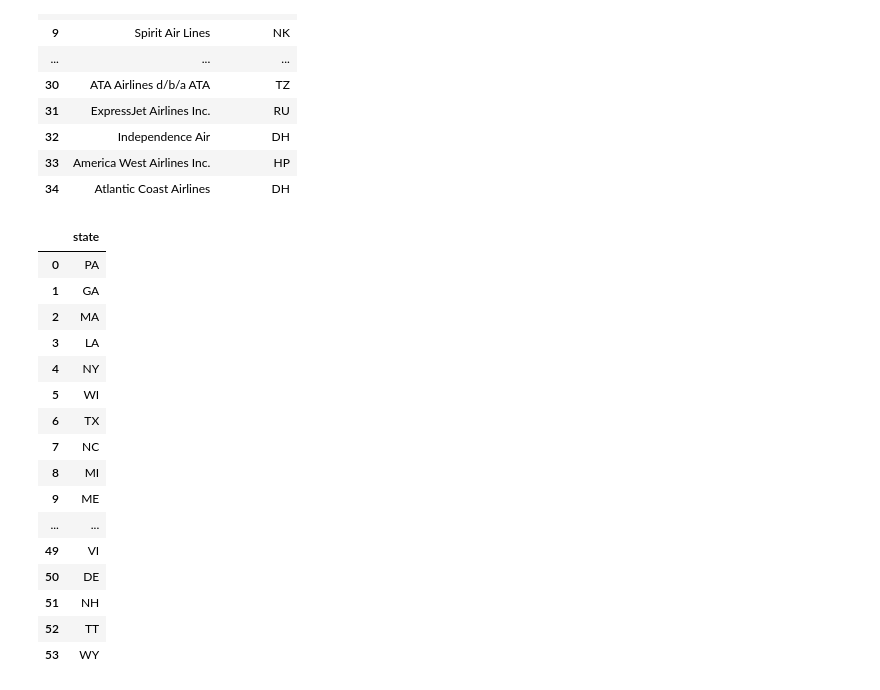
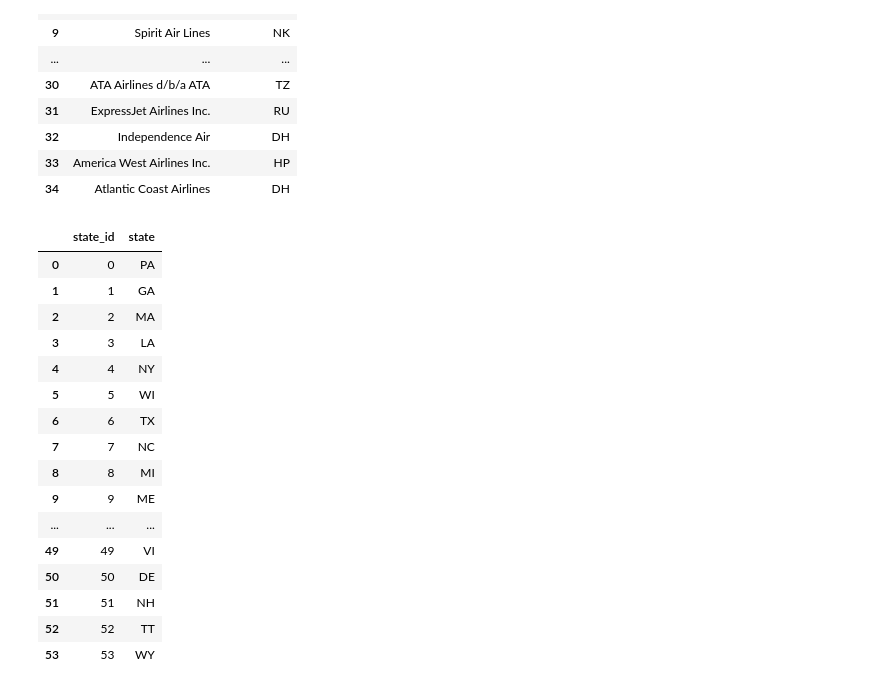
Before and after one commit to Nerdosth/Airline-Weather-Delays, a Jupyter notebook: Airline_Delay_Data.ipynb, the cells around one changed output. Saved outputs shown, nothing was run; the diff lists cells and outputs as text; code cells hidden in the pictures.

```diff
--- a/Airline_Delay_Data.ipynb
+++ b/Airline_Delay_Data.ipynb
@@ -129,25 +129,25 @@ carrier_df
 | 33 | America West Airlines Inc. | HP |
 | 34 | Atlantic Coast Airlines | DH |
 # %%
-state_df = data_df.drop_duplicates(["state"]).reset_index(drop=True)[["state"]]
-state_df
+state_df = data_df.drop_duplicates(["state"]).reset_index(drop=True)[["state"]].reset_index()
+state_df.rename(columns={'index':'state_id'})
 # %% [output]
-|  | state |
-| 0 | PA |
-| 1 | GA |
-| 2 | MA |
-| 3 | LA |
-| 4 | NY |
-| 5 | WI |
-| 6 | TX |
-| 7 | NC |
-| 8 | MI |
-| 9 | ME |
-| ... | ... |
-| 49 | VI |
-| 50 | DE |
-| 51 | NH |
-| 52 | TT |
-| 53 | WY |
+|  | state_id | state |
+| 0 | 0 | PA |
+| 1 | 1 | GA |
+| 2 | 2 | MA |
+| 3 | 3 | LA |
+| 4 | 4 | NY |
+| 5 | 5 | WI |
+| 6 | 6 | TX |
+| 7 | 7 | NC |
+| 8 | 8 | MI |
+| 9 | 9 | ME |
+| ... | ... | ... |
+| 49 | 49 | VI |
+| 50 | 50 | DE |
+| 51 | 51 | NH |
+| 52 | 52 | TT |
+| 53 | 53 | WY |
 # %%
 #export csv file
```
Also changed, not shown: parts of 5 cells of this notebook, 4 other files.
